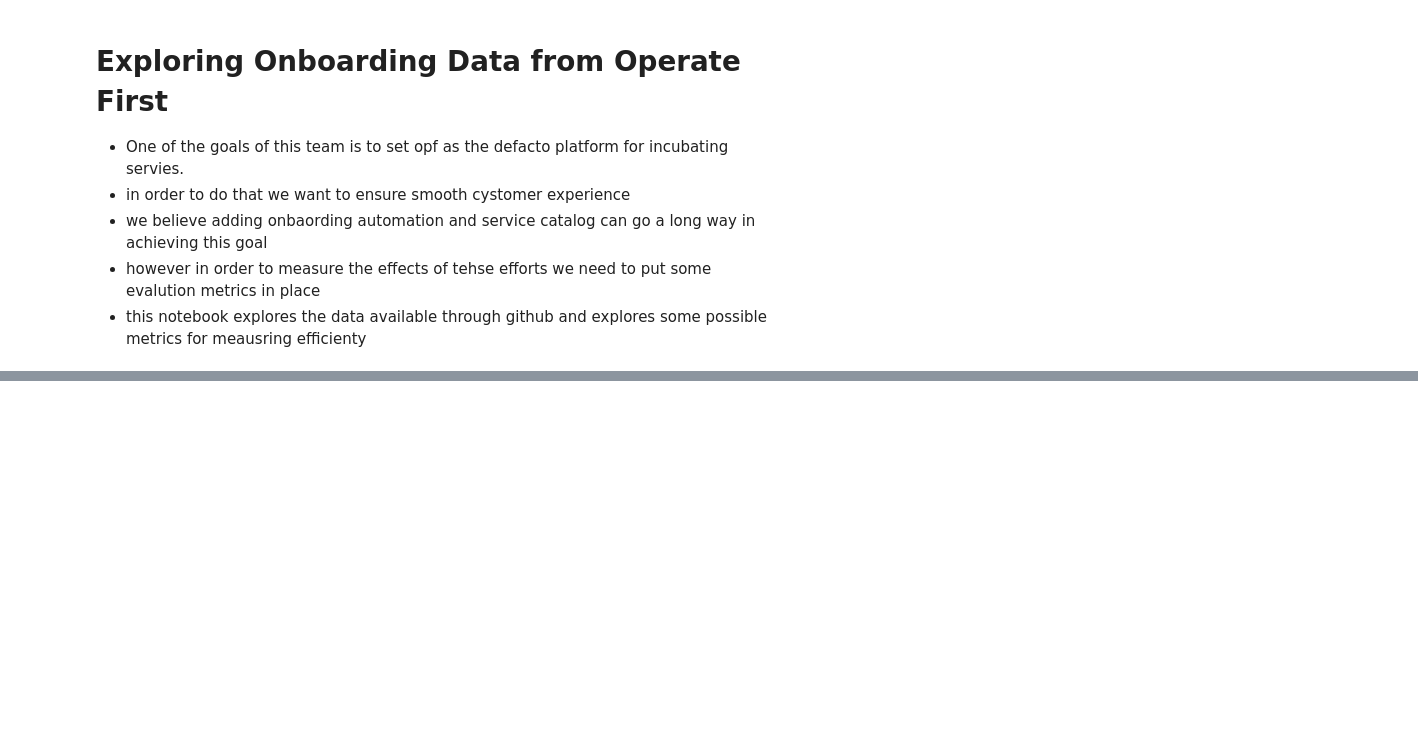
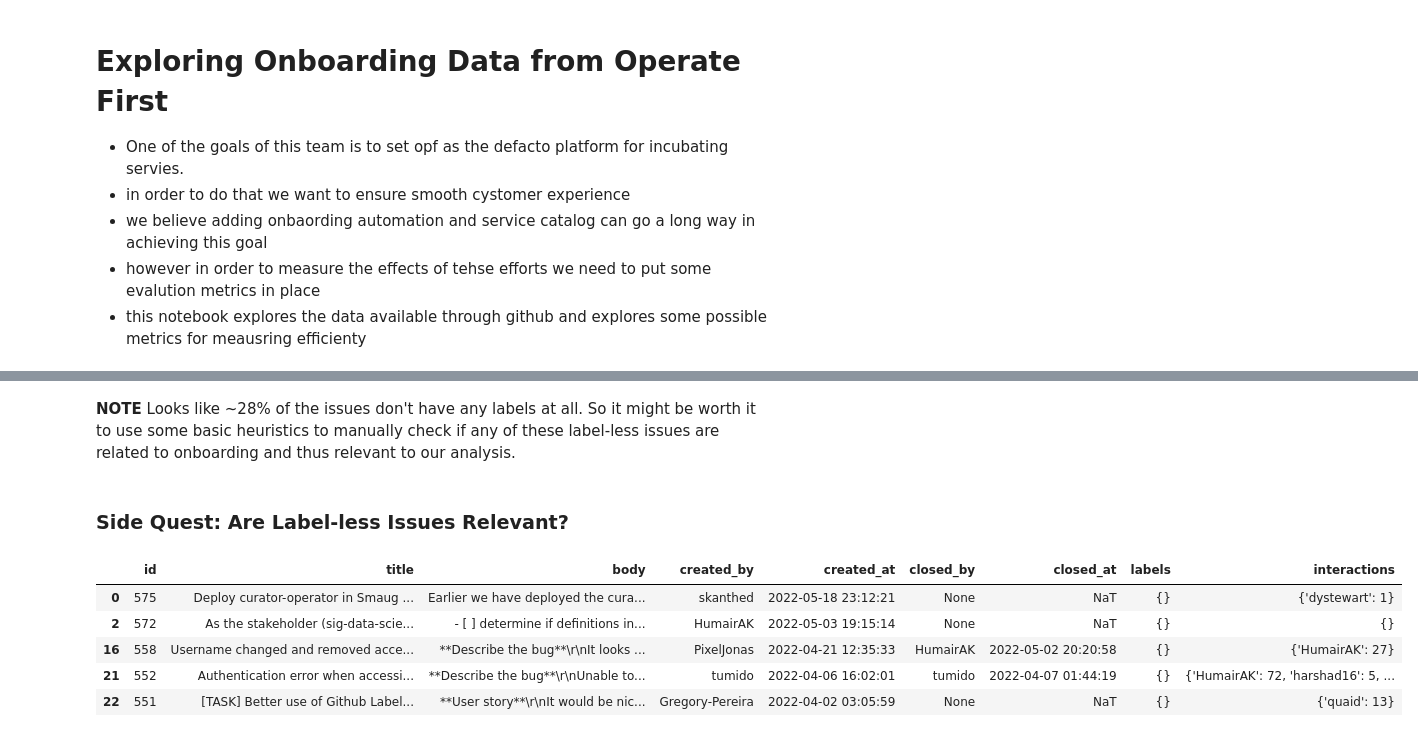
Before and after one commit to chauhankaranraj/metrics, a Jupyter notebook: onboarding.ipynb, the cells around one changed output, grey strips where cells are left out. Saved outputs shown, nothing was run; the diff lists cells and outputs as text; code cells hidden in the pictures; blank space fills up the shorter version.

```diff
--- a/onboarding.ipynb
+++ b/onboarding.ipynb
@@ -84,0 +138,16 @@ onboard_issues_df.head()
+# %% [markdown]
+**NOTE** Looks like ~28% of the issues don't have any labels at all. So it might be worth it to use some basic heuristics to manually check if any of these label-less issues are related to onboarding and thus relevant to our analysis.
+# %% [markdown]
+### Side Quest: Are Label-less Issues Relevant?
+# %%
+# filter to get labelless issues
+labelless_filter = issues_df["labels"].apply(len) == 0
+labelless_issues_df = issues_df[labelless_filter].sort_values("created_at", ascending=False)
+labelless_issues_df.head()
+# %% [output]
+|  | id | title | body | created_by | created_at | closed_by | closed_at | labels | interactions |
+| 0 | 575 | Deploy curator-operator in Smaug ... | Earlier we have deployed the cura... | skanthed | 2022-05-18 23:12:21 | None | NaT | {} | {'dystewart': 1} |
+| 2 | 572 | As the stakeholder (sig-data-scie... | - [ ] determine if definitions in... | HumairAK | 2022-05-03 19:15:14 | None | NaT | {} | {} |
+| 16 | 558 | Username changed and removed acce... | **Describe the bug**\r\nIt looks ... | PixelJonas | 2022-04-21 12:35:33 | HumairAK | 2022-05-02 20:20:58 | {} | {'HumairAK': 27} |
+| 21 | 552 | Authentication error when accessi... | **Describe the bug**\r\nUnable to... | tumido | 2022-04-06 16:02:01 | tumido | 2022-04-07 01:44:19 | {} | {'HumairAK': 72, 'harshad16': 5, ... |
+| 22 | 551 | [TASK] Better use of Github Label... | **User story**\r\nIt would be nic... | Gregory-Pereira | 2022-04-02 03:05:59 | None | NaT | {} | {'quaid': 13} |
```
Also changed, not shown: parts of 20 cells of this notebook.
